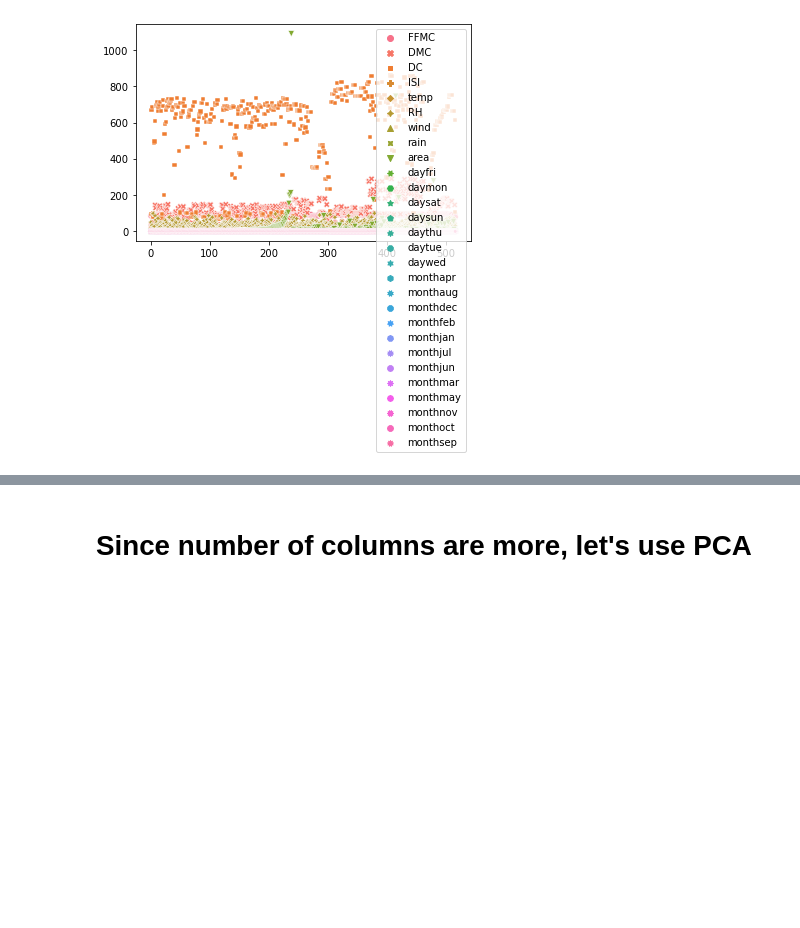
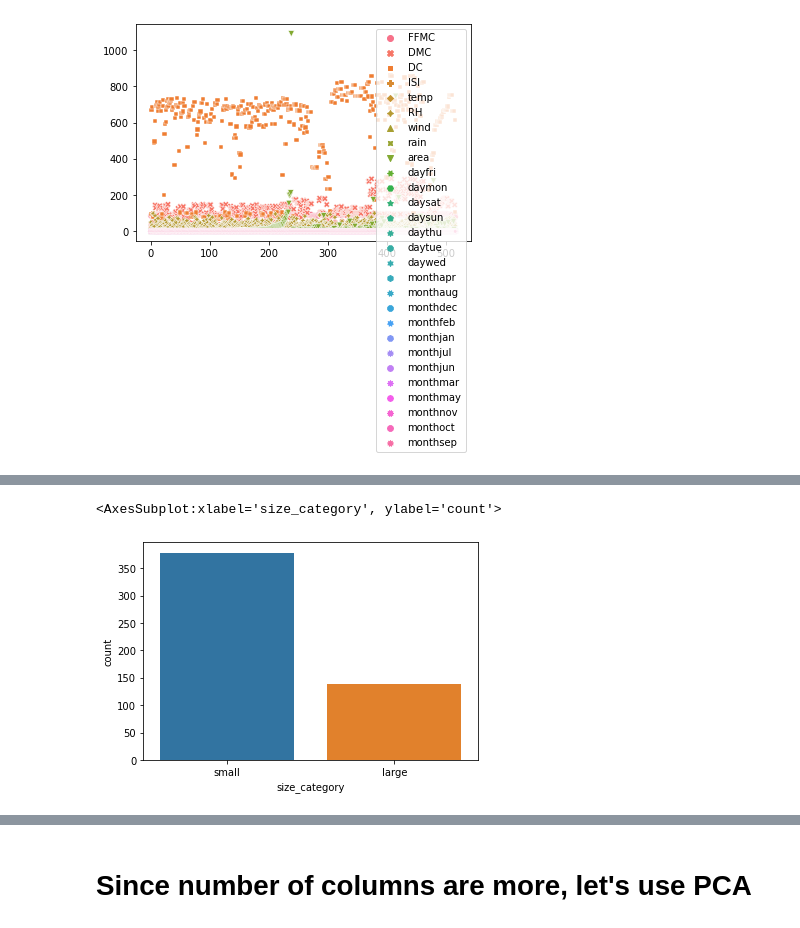
Before and after one commit to Ashwinibs19/SVM-Classification-on-forest, a Jupyter notebook: SVM Classification on forest.ipynb, the cells around one changed output, grey strips where cells are left out. Saved outputs shown, nothing was run; the diff lists cells and outputs as text; code cells hidden in the pictures; blank space fills up the shorter version.

```diff
--- a/SVM Classification on forest.ipynb
+++ b/SVM Classification on forest.ipynb
@@ -134,0 +142,5 @@ plt.show()
+# %%
+sns.countplot(df['size_category'])
+# %% [output]
+<AxesSubplot:xlabel='size_category', ylabel='count'>
+[figure, added]
```
Also changed, not shown: parts of 20 cells of this notebook.
